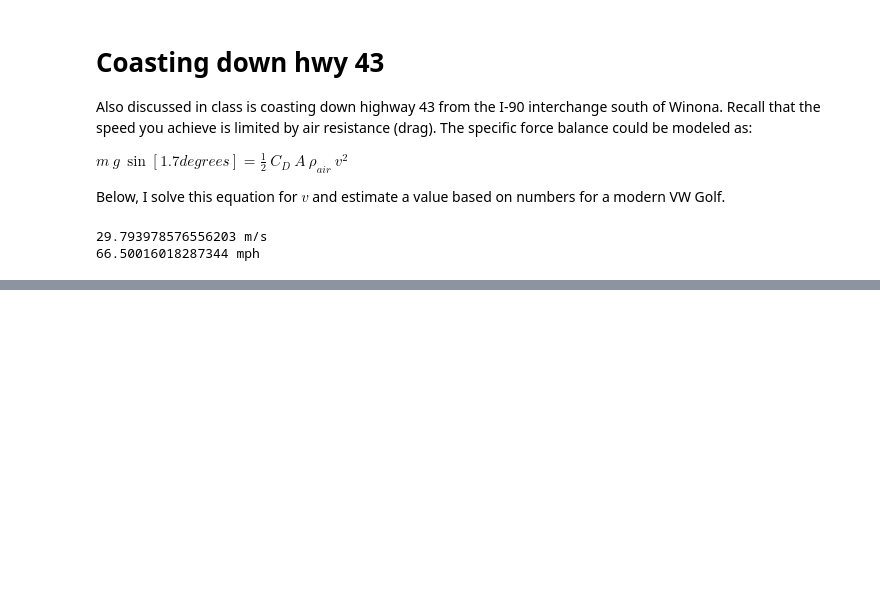
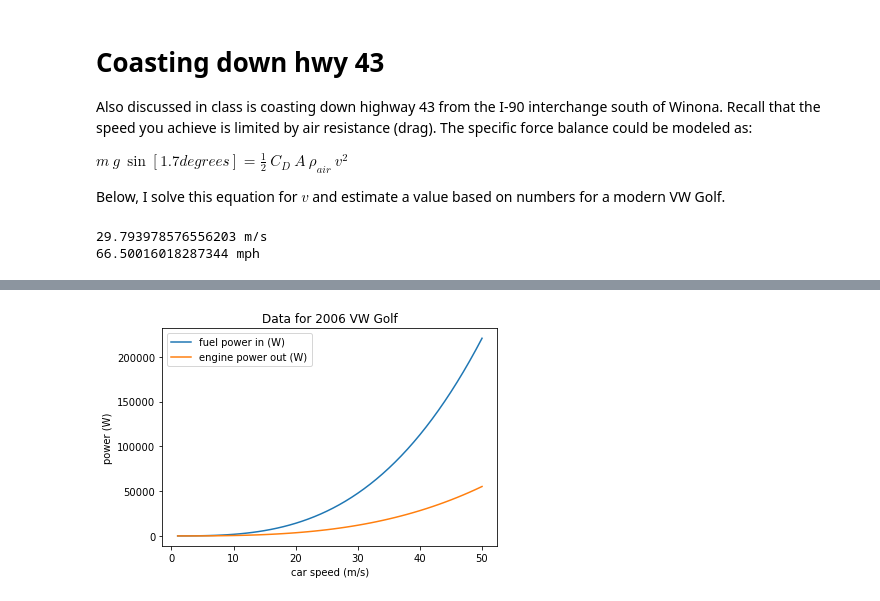
Before and after one commit to ntmoore/Physics1, a Jupyter notebook: 2017-Mar-20 some car problems.ipynb, the cells around one changed output, grey strips where cells are left out. Saved outputs shown, nothing was run; the diff lists cells and outputs as text; code cells hidden in the pictures; blank space fills up the shorter version.

```diff
--- a/2017-Mar-20 some car problems.ipynb
+++ b/2017-Mar-20 some car problems.ipynb
@@ -143,0 +196,15 @@ print(v_terminal*(6.2/10000)*(3600/1),"mph")
+# %%
+# scale the list of engine power by efficiency to
+# make a list of fuel power (the fuel/sec the engine requires)
+eff=0.25
+fuel_power_in = [p_out/eff for p_out in p_W_list]
+
+plt.plot(v_mps_list,fuel_power_in,label="fuel power in (W)")
+plt.plot(v_mps_list,p_W_list,label="engine power out (W)")
+plt.ylabel("power (W)")
+plt.xlabel("car speed (m/s)")
+plt.title("Data for 2006 VW Golf")
+plt.legend()
+plt.show()
+# %% [output]
+[figure, added]
```
Also changed, not shown: parts of 16 cells of this notebook.
